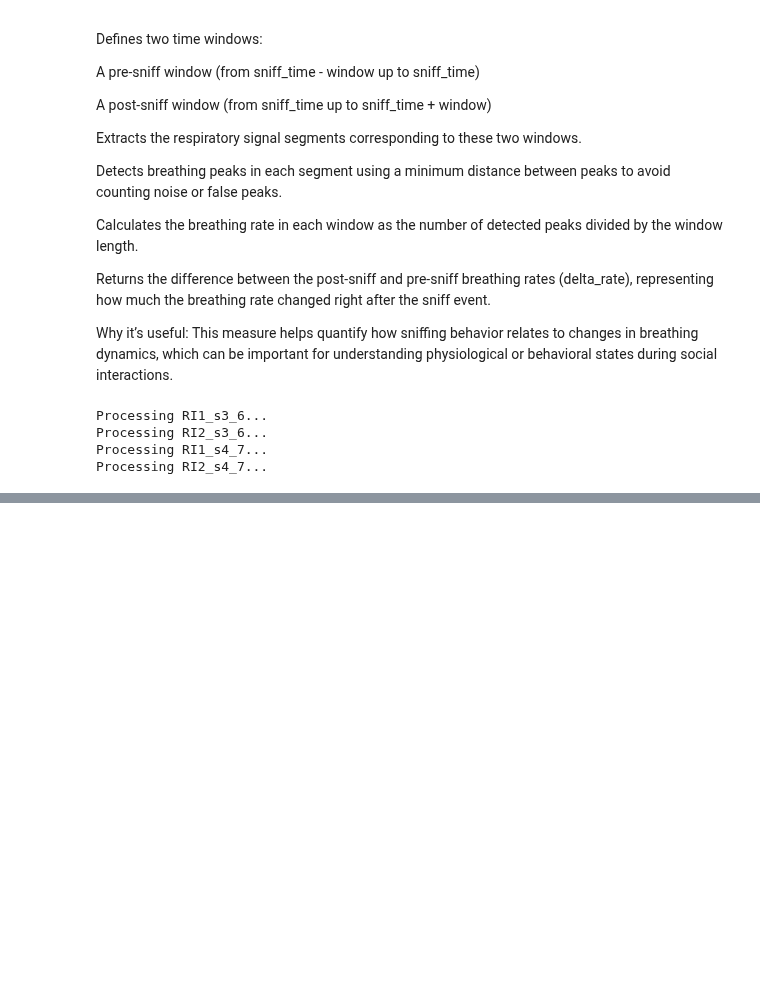
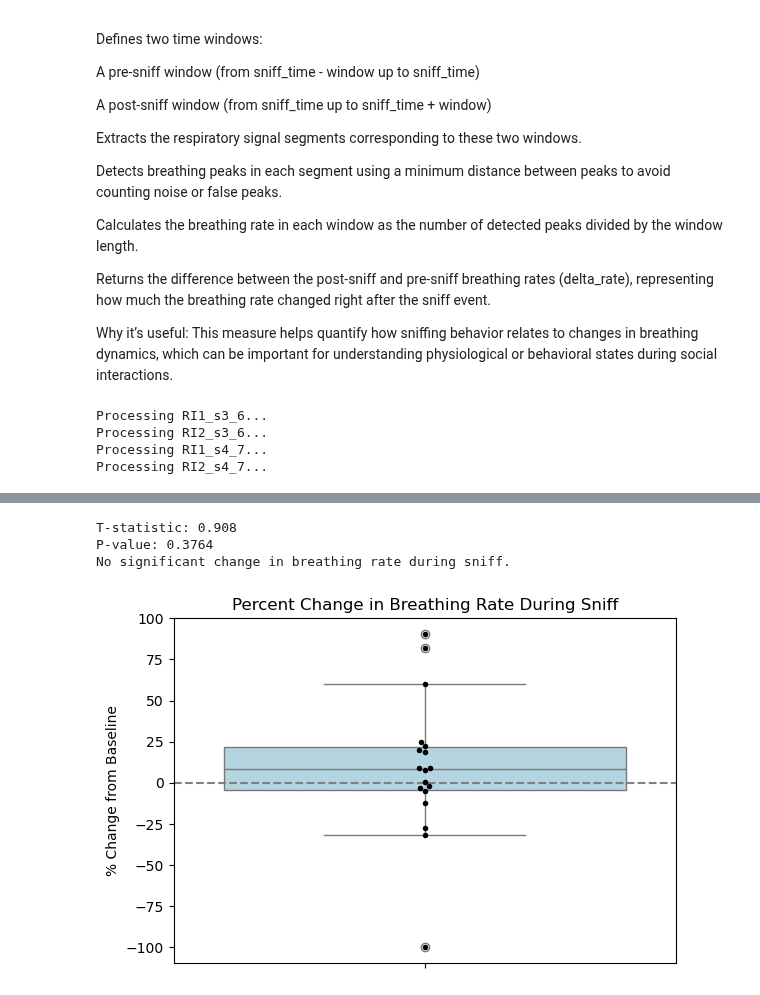
Before and after one commit to padillacoreanolab/respiratory_pilot, a Jupyter notebook: cohort_hzchange.ipynb, the cells around one changed output, grey strips where cells are left out. Cells and saved outputs as stored; diff of their text form; code cells hidden in the pictures; blank space fills up the shorter version.

```diff
--- a/cohort_hzchange.ipynb
+++ b/cohort_hzchange.ipynb
@@ -392,0 +569,41 @@ plt.show()
+# %%
+resp_rate_df = pd.DataFrame(results)
+resp_rate_df
+# %%
+from scipy.stats import ttest_1samp
+import matplotlib.pyplot as plt
+import seaborn as sns
+
+# Drop any NaNs
+cleaned = resp_rate_df.dropna(subset=["%Resp Rate Change"])
+
+# One-sample t-test: is the % change significantly different from 0?
+t_stat, p_value = ttest_1samp(cleaned["%Resp Rate Change"], 0)
+
+print(f"T-statistic: {t_stat:.3f}")
+print(f"P-value: {p_value:.4f}")
+
+# Optional: interpret result
+if p_value < 0.05:
+    print("Breathing change during sniff is significantly different from baseline (p < 0.05).")
+    if cleaned["%Resp Rate Change"].mean() < 0:
+        print("→ Mean change is a reduction.")
+    else:
+        print("→ Mean change is an increase.")
+else:
+    print("No significant change in breathing rate during sniff.")
+
+# Optional: Plot
+plt.figure(figsize=(6, 4))
+sns.boxplot(y=cleaned["%Resp Rate Change"], color="lightblue")
+sns.swarmplot(y=cleaned["%Resp Rate Change"], color="black", size=4)
+plt.axhline(0, color="gray", linestyle="--")
+plt.title("Percent Change in Breathing Rate During Sniff")
+plt.ylabel("% Change from Baseline")
+plt.tight_layout()
+plt.show()
+# %% [output]
+T-statistic: 0.908
+P-value: 0.3764
+No significant change in breathing rate during sniff.
+[figure, added]
```
Also changed, not shown: parts of 10 cells of this notebook.
